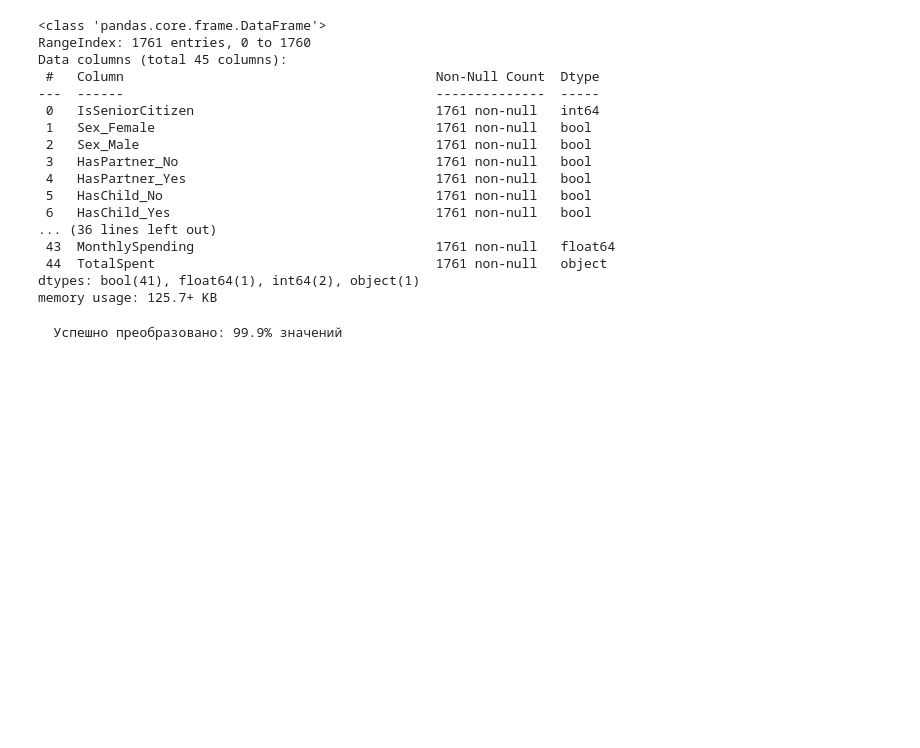
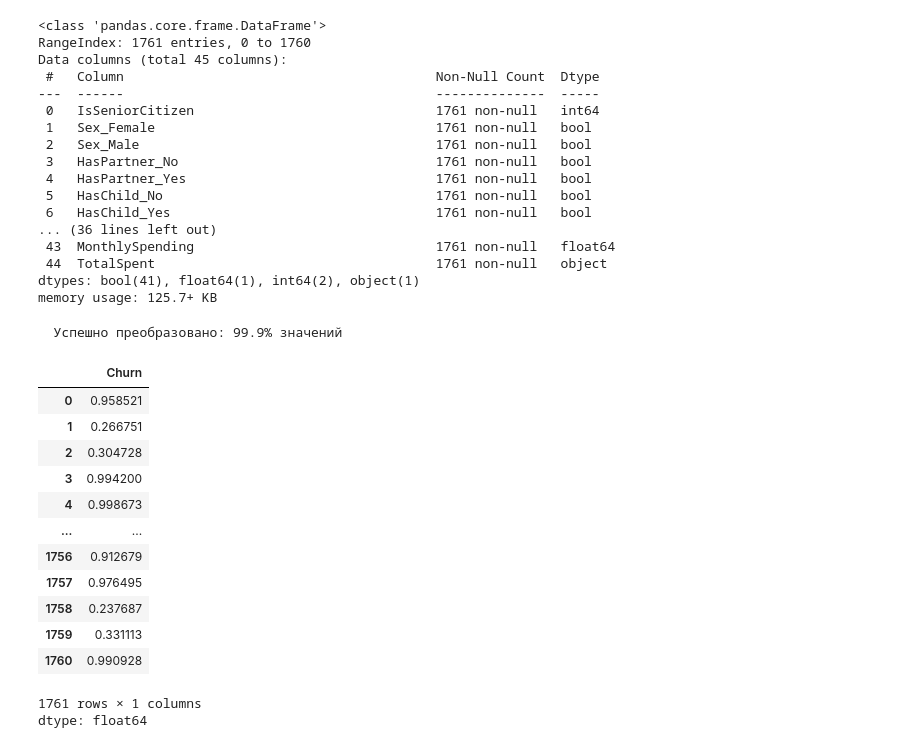
Before and after one commit to Ggh13/DLS_2025, a Jupyter notebook: week_03_composition_model_selection/Homework/hw_3_kaggle.ipynb, the cells around one changed output. Drawn from its saved outputs; the diff is of its cells as text; code cells hidden in the pictures; blank space fills up the shorter version.

```diff
--- a/week_03_composition_model_selection/Homework/hw_3_kaggle.ipynb
+++ b/week_03_composition_model_selection/Homework/hw_3_kaggle.ipynb
@@ -472,4 +472,4 @@ np.float64(0.8234639502775188)
 best_model = final_model
 # %%
 X_test = pd.read_csv('./test.csv')
-submission = pd.read_csv('./submission.csv')
+submission = pd.read_csv('./submission (4).csv')
@@ -537,0 +544,17 @@ submission.to_csv('./my_submission.csv')
+# %%
+submission['Churn']
+# %% [output]
+|  | Churn |
+| 0 | 0.958521 |
+| 1 | 0.266751 |
+| 2 | 0.304728 |
+| 3 | 0.994200 |
+| 4 | 0.998673 |
+| ... | ... |
+| 1756 | 0.912679 |
+| 1757 | 0.976495 |
+| 1758 | 0.237687 |
+| 1759 | 0.331113 |
+| 1760 | 0.990928 |
+1761 rows × 1 columns
+dtype: float64
```
Also changed, not shown: parts of 4 cells of this notebook.
